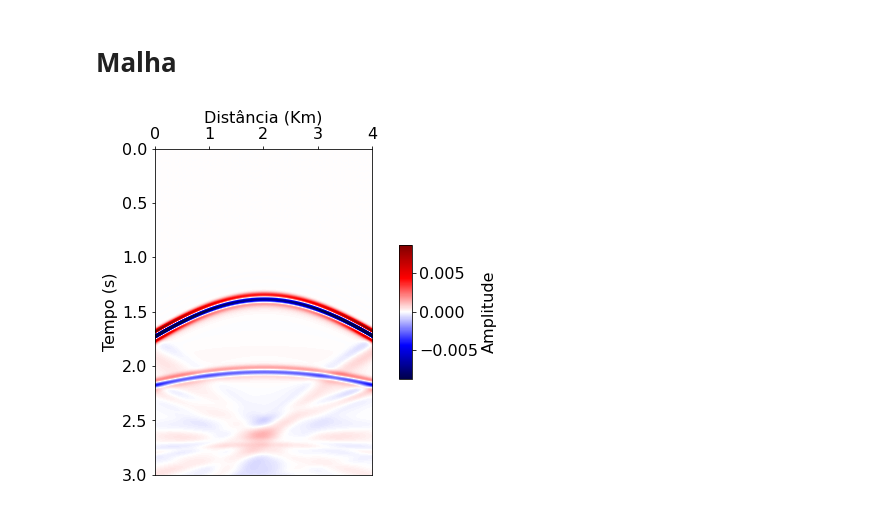
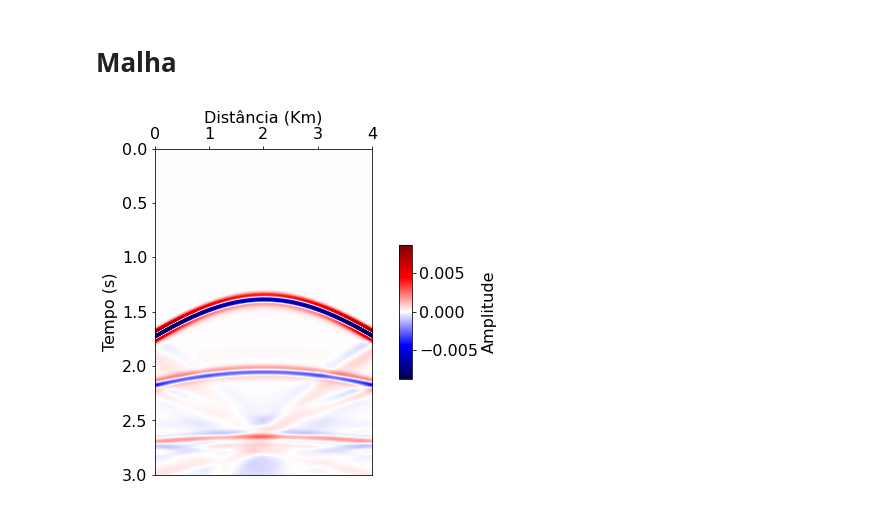
Before and after one commit to thiago-carneiro/mestrado, a Jupyter notebook: procSinais/modelagem.ipynb, the cells around one changed output. Cells and saved outputs as stored; diff of their text form; code cells hidden in the pictures.

```diff
--- a/procSinais/modelagem.ipynb
+++ b/procSinais/modelagem.ipynb
@@ -250,21 +250,21 @@ class malha():
                 self.P3[2:-2,-self.mod.Na:] = self.mod.fat_c[2:-2,-self.mod.Na:] * self.P3[2:-2,-self.mod.Na:]
 
             if self.reynolds:
-                for k in range(2, self.mod.Nx - 2):
+#                for k in range(2, self.mod.Nx - 2):
                     # Borda superior
-                    for i in range(2):
-                        self.P3[i,k] = self.P2[i,k] + self.A[i,k] * (self.P2[i+1, k] - self.P2[i,k])
+#                    for i in range(2):
+                self.P3[:2,2:-2] = self.P2[:2,2:-2] + self.A[:2,2:-2] * (self.P2[1:3, 2:-2] - self.P2[:2,2:-2])
                     # Borda inferior
-                    for i in range(self.mod.Nz - 2, self.mod.Nz):
-                        self.P3[i,k] = self.P2[i,k] - self.A[i,k] * (self.P2[i, k] - self.P2[i-1,k])
-                for i in range(2, self.mod.Nz - 2):
+#                    for i in range(self.mod.Nz - 2, self.mod.Nz):
+                self.P3[:2,2:-2] = self.P2[:2,2:-2] - self.A[:2,2:-2] * (self.P2[:2, 2:-2] - self.P2[-3:-1,2:-2])
+#                for i in range(2, self.mod.Nz - 2):
                     # Borda esquerda
-                    for k in range(2):
-                        self.P3[i,k] = self.P2[i,k] + self.A[i,k] * (self.P2[i, k+1] - self.P2[i,k])
+#                    for k in range(2):
+                self.P3[2:-2,:2] = self.P2[2:-2,:2] + self.A[2:-2,:2] * (self.P2[2:-2, 1:3] - self.P2[2:-2,:2])
                     # Borda direita
                     #for i in range(Nzz - 2, Nzz): CORRIGIDO DO CÓDIGO ORIGINAL
-                    for k in range(self.mod.Nx - 2, self.mod.Nx):
-                        self.P3[i,k] = self.P2[i,k] - self.A[i,k] * (self.P2[i, k] - self.P2[i,k-1])
+#                    for k in range(self.mod.Nx - 2, self.mod.Nx):
+                self.P3[2:-2,-2:] = self.P2[2:-2,-2:] - self.A[2:-2,-2:] * (self.P2[2:-2, -2:] - self.P2[2:-2,-3:-1])
 
             # Atualização do campo de onda
             self.P1 = self.P2
@@ -272,7 +272,6 @@ class malha():
             self.P3 = self.P3.copy()
 
             # Registro no sismograma de eventos detectados na posição dos receptores no passo de tempo atual
-#            for k in range (self.mod.Nx-(2*self.mod.Na)):
             self.sis[n] = self.P3[self.rec_shotz,self.mod.Na:-self.mod.Na]
 
             # Impressão do andamento da modelagem a cada 1000 passos de tempo
@@ -292,31 +291,31 @@ class malha():
         Zmax = (self.ntotal * self.fnt.dt) * scaleZ
 
 
         ## Eixo horizontal no topo da figura
         plt.rcParams['xtick.bottom'] = False
         plt.rcParams['xtick.labelbottom'] = False
         plt.rcParams['xtick.top'] = True
         plt.rcParams['xtick.labeltop'] = True
 
         plt.rc('xtick', labelsize=16)
         plt.rc('ytick', labelsize=16)
         plt.rcParams.update({'font.size':16})
 
         max_sis = np.max(np.abs(self.sis))
 
         ## Formatação do plot
         fig, ax = plt.subplots(figsize=(6,6))
         ax.xaxis.set_label_position('top')
         if (remover_onda_direta):
             sis_homogeneo=malha(modelo_homogeneo(self.mod.Nx-(2*self.mod.Na),self.mod.Nz-(2*self.mod.Na),self.mod.vp[0,0]),fonte_sismica(),self.cerjan, self.reynolds).modelagem().sis
             im = ax.imshow(np.add(self.sis,-sis_homogeneo), cmap='seismic', vmin=-max_sis*50**(-1), vmax=max_sis*50**(-1), extent=[Xmin,Xmax,Zmax,Zmin], interpolation='bicubic', aspect=2)
         else:
             im = ax.imshow(self.sis, cmap='seismic', vmin=-max_sis*50**(-1), vmax=max_sis*50**(-1), extent=[Xmin,Xmax,Zmax,Zmin], interpolation='bicubic', aspect=2)
         cbar = fig.colorbar(im, ax=ax, fraction=0.04, pad=0.08, label='Amplitude', aspect=10)
         plt.xlabel('Distância (Km)', fontsize=16)
         plt.ylabel('Tempo (s)', fontsize=16)
         plt.show()
 
 malha(modelo_paralelas(),fonte_sismica(),cerjan=True,reynolds=True).modelagem().plot(remover_onda_direta=True)
 # %% [output]
-[figure, old version]
+[figure, new version]
```
